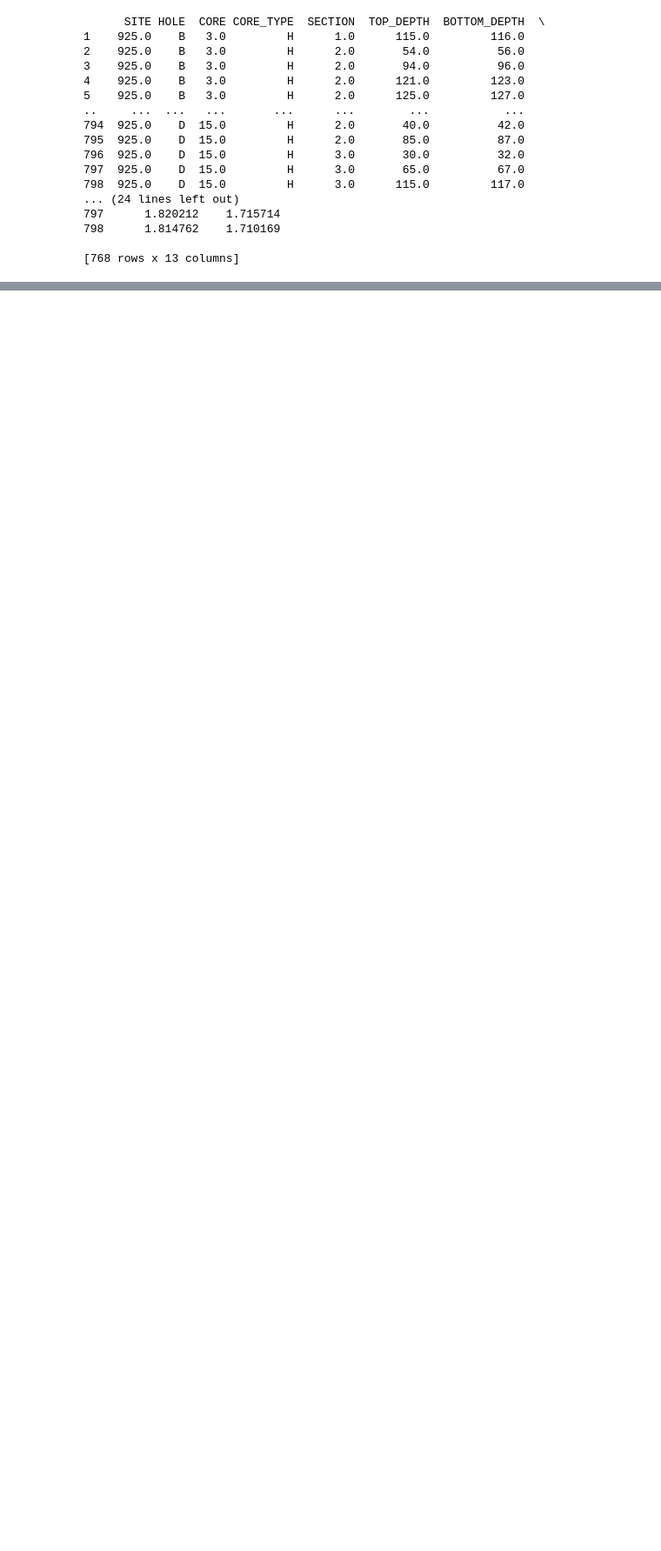
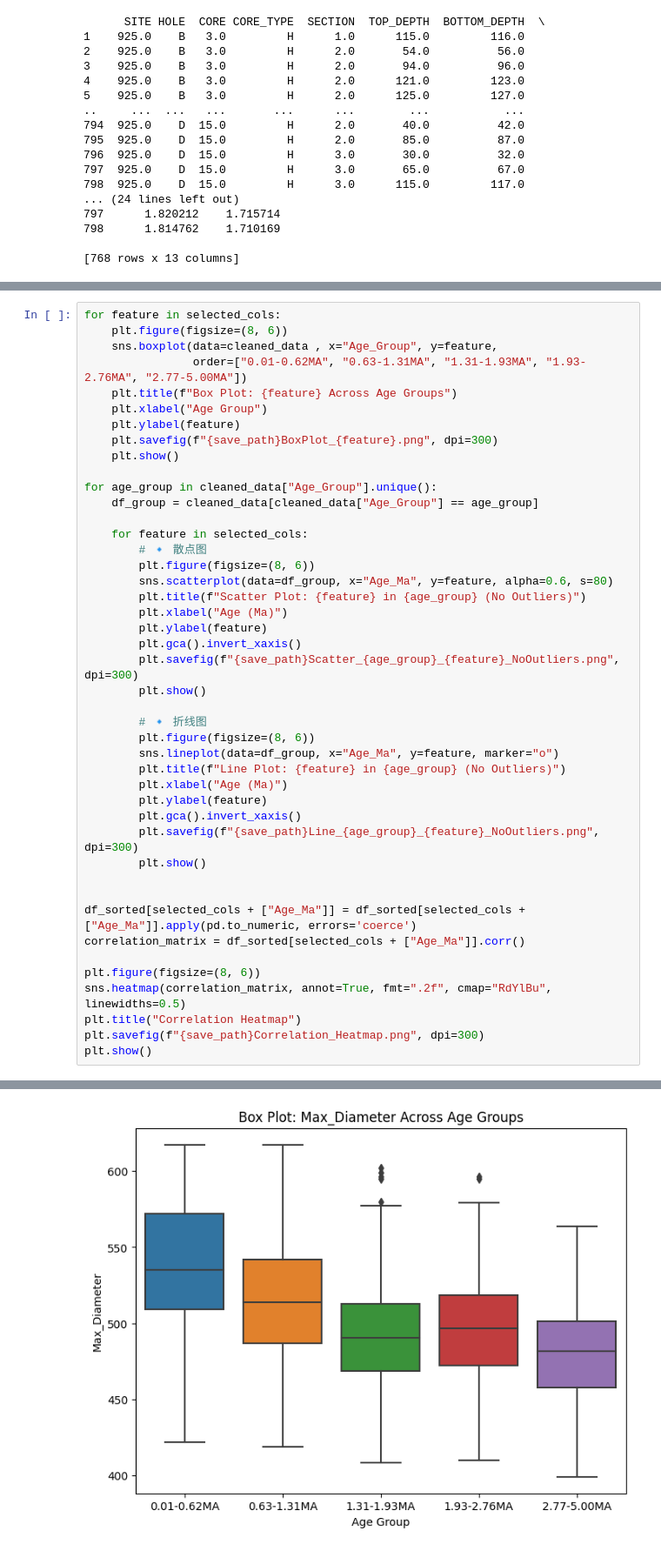
Before and after one commit to SimarleenDung/Data-Science-Mini-Project, a Jupyter notebook: Code.ipynb, the cells around one changed output, grey strips where cells are left out. Shown at 87% size. Cells and saved outputs as stored; diff of their text form; blank space fills up the shorter version.

```diff
--- a/Code.ipynb
+++ b/Code.ipynb
@@ -434,0 +591,45 @@ ValueError: Could not interpret value `Age_Group` for parameter `hue`
+# %%
+for feature in selected_cols:
+    plt.figure(figsize=(8, 6))
+    sns.boxplot(data=cleaned_data , x="Age_Group", y=feature,
+                order=["0.01-0.62MA", "0.63-1.31MA", "1.31-1.93MA", "1.93-2.76MA", "2.77-5.00MA"])
+    plt.title(f"Box Plot: {feature} Across Age Groups")
+    plt.xlabel("Age Group")
+    plt.ylabel(feature)
+    plt.savefig(f"{save_path}BoxPlot_{feature}.png", dpi=300)
+    plt.show()
+
+for age_group in cleaned_data["Age_Group"].unique():
+    df_group = cleaned_data[cleaned_data["Age_Group"] == age_group]
+
+    for feature in selected_cols:
+        # 🔹 散点图
+        plt.figure(figsize=(8, 6))
+        sns.scatterplot(data=df_group, x="Age_Ma", y=feature, alpha=0.6, s=80)
+        plt.title(f"Scatter Plot: {feature} in {age_group} (No Outliers)")
+        plt.xlabel("Age (Ma)")
+        plt.ylabel(feature)
+        plt.gca().invert_xaxis()
+        plt.savefig(f"{save_path}Scatter_{age_group}_{feature}_NoOutliers.png", dpi=300)
+        plt.show()
+
+        # 🔹 折线图
+        plt.figure(figsize=(8, 6))
+        sns.lineplot(data=df_group, x="Age_Ma", y=feature, marker="o")
+        plt.title(f"Line Plot: {feature} in {age_group} (No Outliers)")
+        plt.xlabel("Age (Ma)")
+        plt.ylabel(feature)
+        plt.gca().invert_xaxis()
+        plt.savefig(f"{save_path}Line_{age_group}_{feature}_NoOutliers.png", dpi=300)
+        plt.show()
+
+
+df_sorted[selected_cols + ["Age_Ma"]] = df_sorted[selected_cols + ["Age_Ma"]].apply(pd.to_numeric, errors='coerce')
+correlation_matrix = df_sorted[selected_cols + ["Age_Ma"]].corr()
+
+plt.figure(figsize=(8, 6))
+sns.heatmap(correlation_matrix, annot=True, fmt=".2f", cmap="RdYlBu", linewidths=0.5)
+plt.title("Correlation Heatmap")
+plt.savefig(f"{save_path}Correlation_Heatmap.png", dpi=300)
+plt.show()
+# %% [output]
@@ -434,0 +653 @@ ValueError: Could not interpret value `Age_Group` for parameter `hue`
+[figure, added]
```
Also changed, not shown: parts of 7 cells of this notebook, 42 other files.
